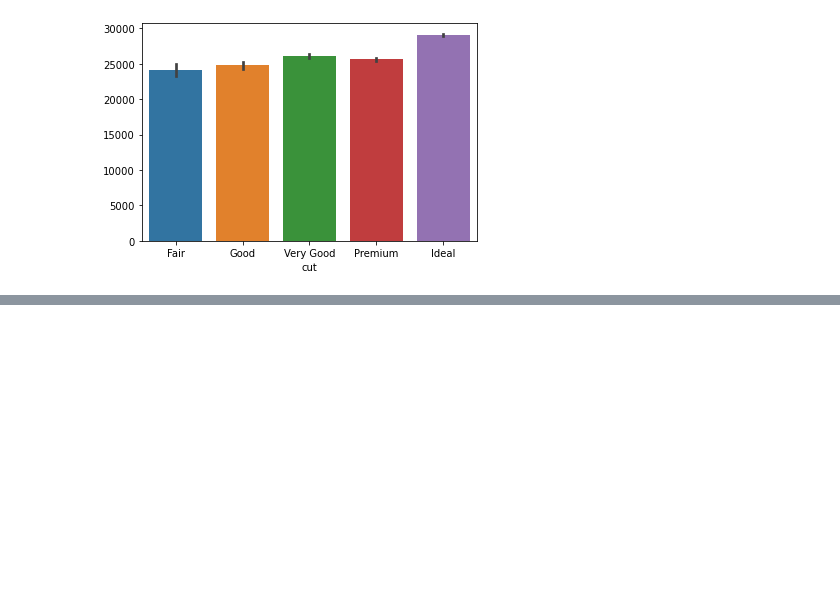
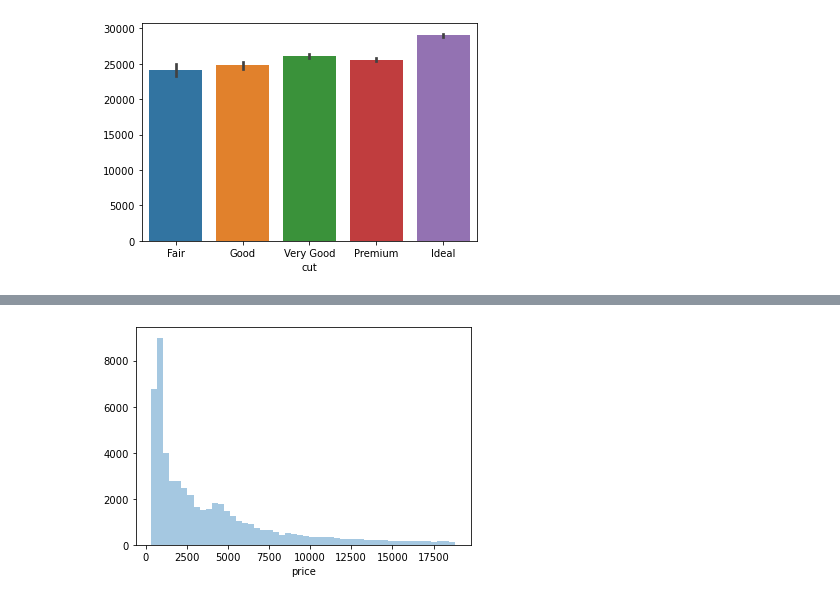
Before and after one commit to IbrahimErkan/Python-Programlama, a Jupyter notebook: Data Visualization-2.ipynb, the cells around one changed output, grey strips where cells are left out. Cells and saved outputs as stored; diff of their text form; code cells hidden in the pictures; blank space fills up the shorter version.

```diff
--- a/Data Visualization-2.ipynb
+++ b/Data Visualization-2.ipynb
@@ -156,0 +208,4 @@ sns.barplot(x = "cut", y=df.cut.index, data=df);
+# %%
+diamonds = sns.load_dataset("diamonds")
+df = diamonds.copy()
+df.head()
@@ -156,0 +219,4 @@ sns.barplot(x = "cut", y=df.cut.index, data=df);
+# %%
+sns.distplot(df.price, kde = False);              #dagılım gorsellestirmek icin kullanılan bir fonksiyon
+# %% [output]
+[figure, added]
```
Also changed, not shown: parts of 20 cells of this notebook.
